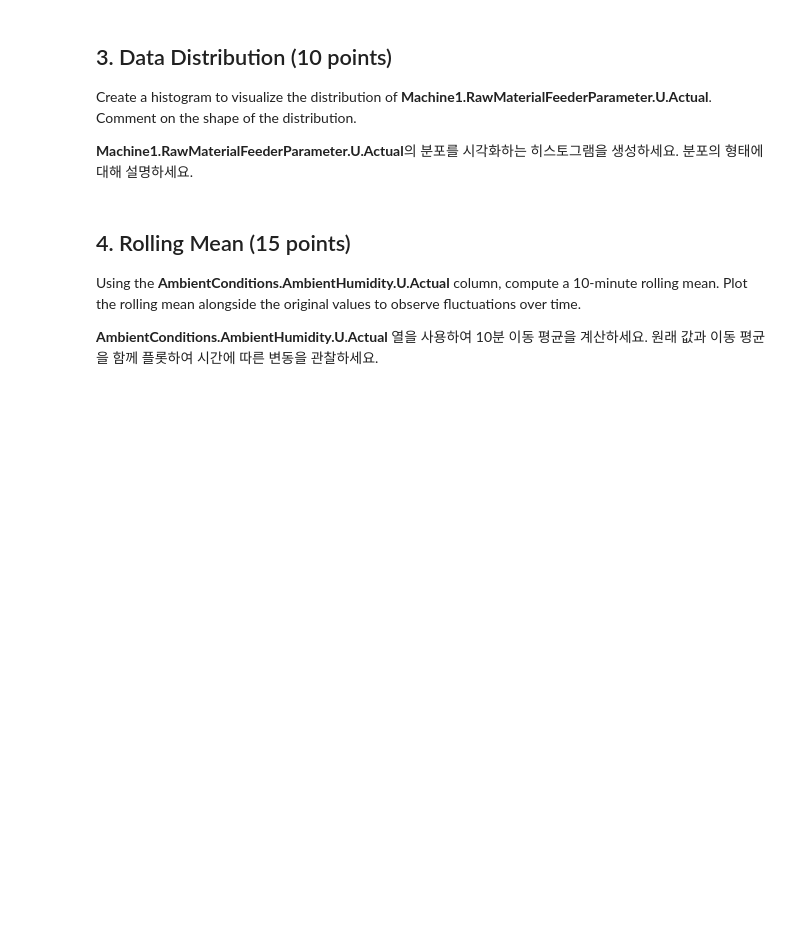
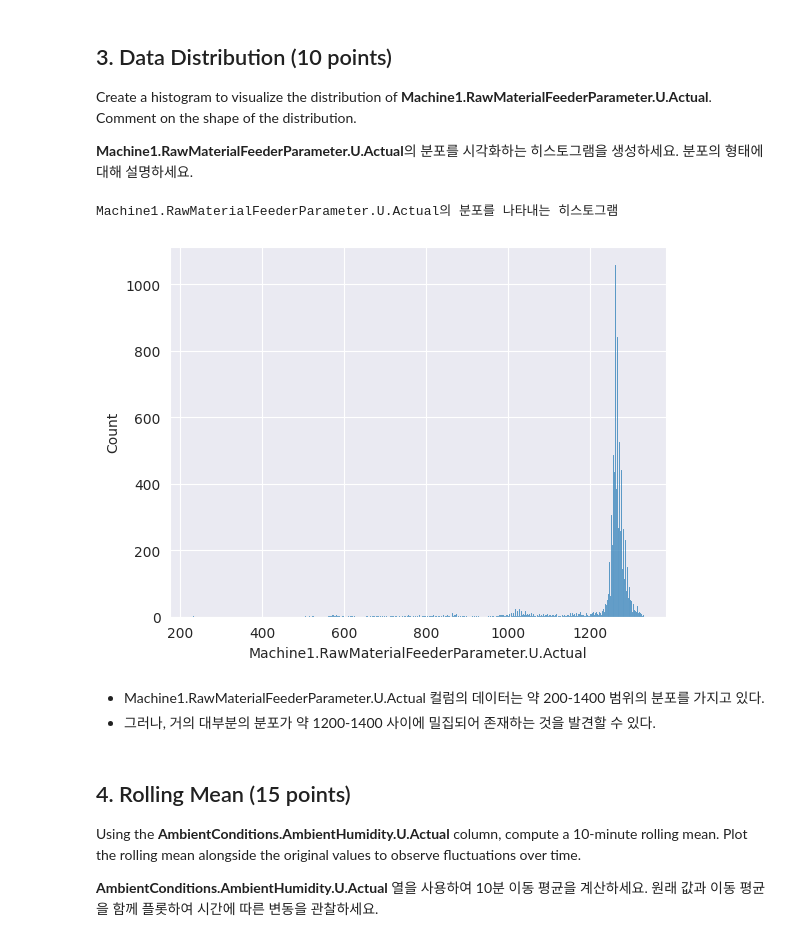
Before and after one commit to YewonMin/DeepLearning_Character-Level-Language-Models, a Jupyter notebook: DAEM_Midterm_practical_test.ipynb, the cells around one changed output. Saved outputs shown, nothing was run; the diff lists cells and outputs as text; code cells hidden in the pictures; blank space fills up the shorter version.

```diff
--- a/DAEM_Midterm_practical_test.ipynb
+++ b/DAEM_Midterm_practical_test.ipynb
@@ -374,3 +389,7 @@ data2.head(5)
    Convert the `time_stamp` column to a DateTime index. Then, resample the data to obtain hourly averages for **AmbientConditions.AmbientTemperature.U.Actual**. Generate a line plot of the resampled data.
 
    `time_stamp` 열을 DateTime 인덱스로 변환하세요. 그런 다음 데이터를 리샘플링하여 **AmbientConditions.AmbientTemperature.U.Actual**의 시간별 평균을 구하세요. 리샘플링한 데이터를 사용해 선 그래프를 작성하세요.
+# %%
+index = pd.to_datetime(data2['time_stamp'])
+data2.index = index
+data2.head(5)
@@ -385,6 +441,15 @@ Filter the data to display only records where **Machine1.Zone1Temperature.C.Actu
    Create a histogram to visualize the distribution of **Machine1.RawMaterialFeederParameter.U.Actual**. Comment on the shape of the distribution.
 
 **Machine1.RawMaterialFeederParameter.U.Actual**의 분포를 시각화하는 히스토그램을 생성하세요. 분포의 형태에 대해 설명하세요.
+# %%
+sns.histplot(x = data2['Machine1.RawMaterialFeederParameter.U.Actual'])
+print("Machine1.RawMaterialFeederParameter.U.Actual의 분포를 나타내는 히스토그램")
+# %% [output]
+Machine1.RawMaterialFeederParameter.U.Actual의 분포를 나타내는 히스토그램
+[figure, added]
+# %% [markdown]
+* Machine1.RawMaterialFeederParameter.U.Actual 컬럼의 데이터는 약 200-1400 범위의 분포를 가지고 있다.
+* 그러나, 거의 대부분의 분포가 약 1200-1400 사이에 밀집되어 존재하는 것을 발견할 수 있다.
 # %% [markdown]
 ## 4. Rolling Mean (15 points)
    Using the **AmbientConditions.AmbientHumidity.U.Actual** column, compute a 10-minute rolling mean. Plot the rolling mean alongside the original values to observe fluctuations over time.
```
Also changed, not shown: parts of 11 cells of this notebook.
